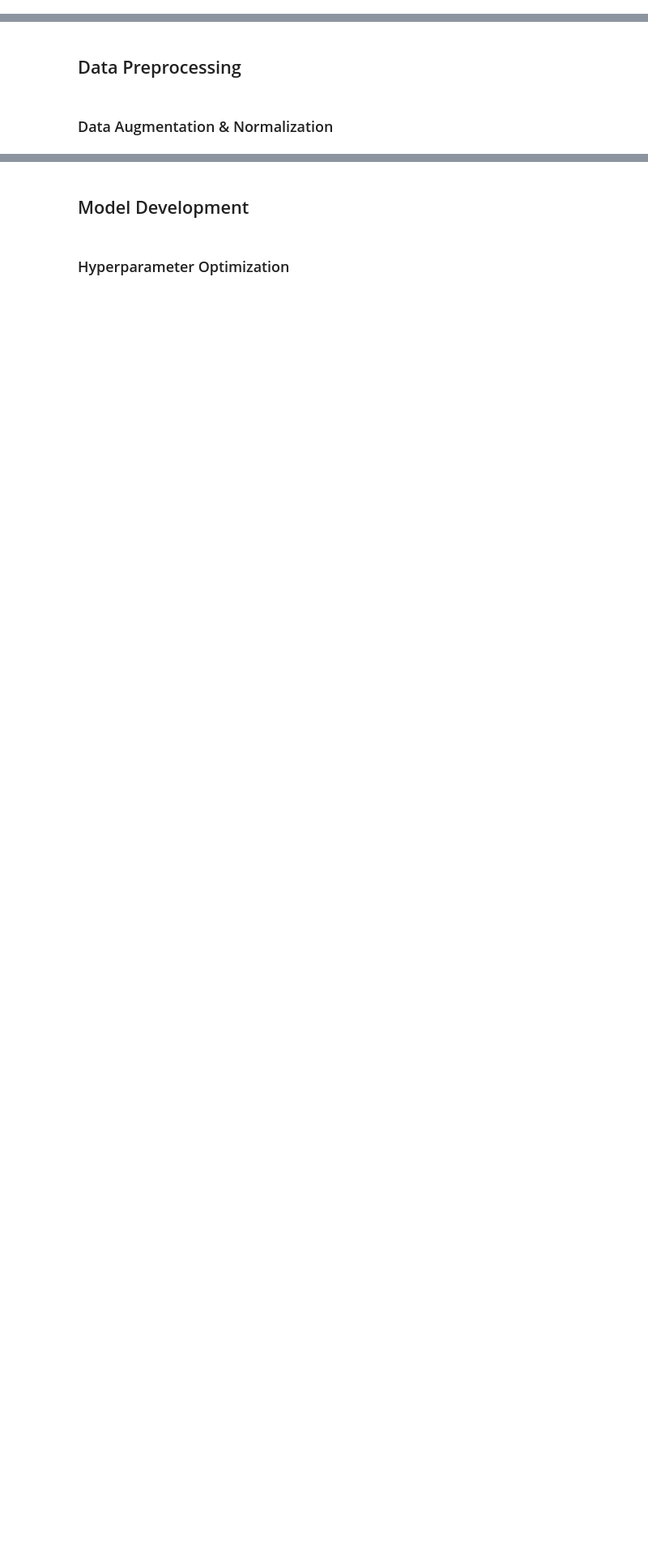
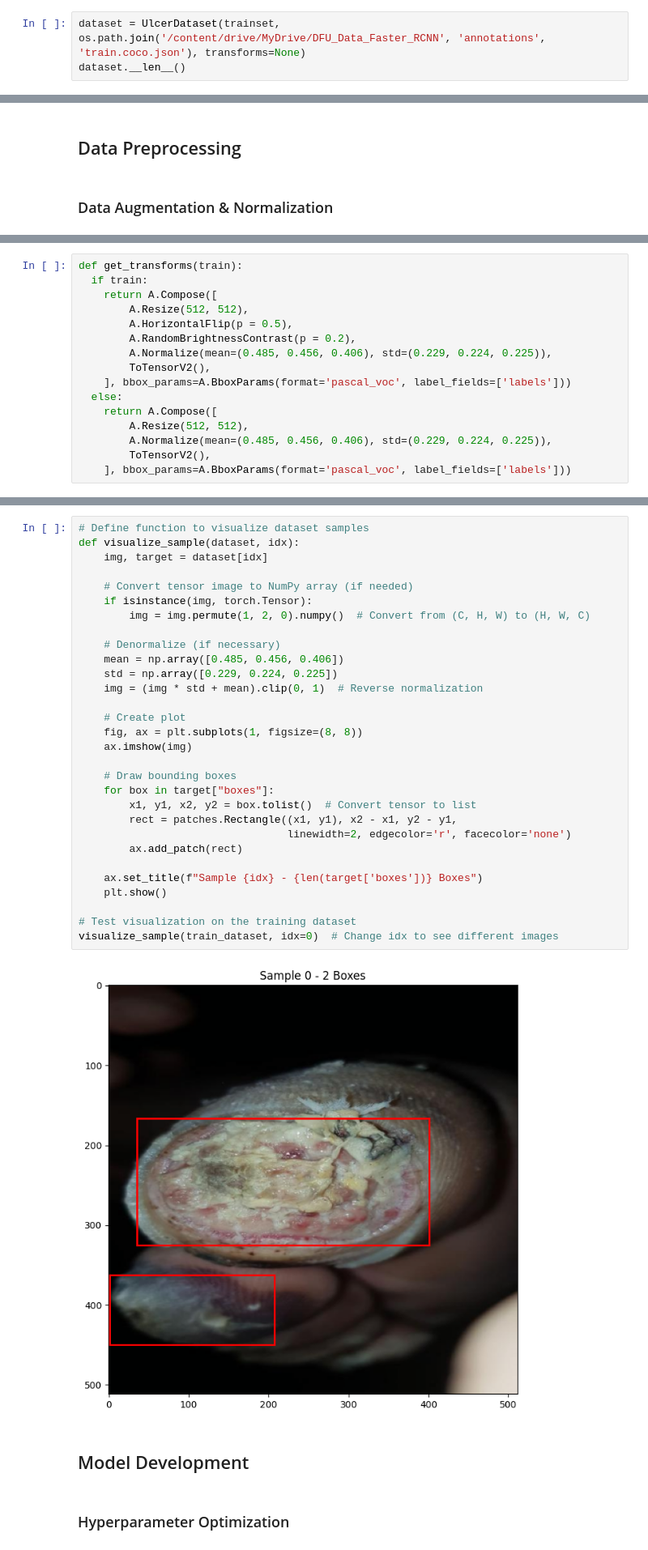
Before and after one commit to dimsparagis0210/DFU-using-Deep-Learning, a Jupyter notebook: Faster_RCNN.ipynb, the cells around one changed output, grey strips where cells are left out. Shown at 81% size. Drawn from its saved outputs; the diff is of its cells as text; blank space fills up the shorter version.

```diff
--- a/Faster_RCNN.ipynb
+++ b/Faster_RCNN.ipynb
@@ -221,0 +144,3 @@ def train_faster_rcnn(config, dataset=None):
+# %%
+dataset = UlcerDataset(trainset, os.path.join('/content/drive/MyDrive/DFU_Data_Faster_RCNN', 'annotations', 'train.coco.json'), transforms=None)
+dataset.__len__()
@@ -259,0 +157,16 @@ index created!
+# %%
+def get_transforms(train):
+  if train:
+    return A.Compose([
+        A.Resize(512, 512),
+        A.HorizontalFlip(p = 0.5),
+        A.RandomBrightnessContrast(p = 0.2),
+        A.Normalize(mean=(0.485, 0.456, 0.406), std=(0.229, 0.224, 0.225)),
+        ToTensorV2(),
+    ], bbox_params=A.BboxParams(format='pascal_voc', label_fields=['labels']))
+  else:
+    return A.Compose([
+        A.Resize(512, 512),
+        A.Normalize(mean=(0.485, 0.456, 0.406), std=(0.229, 0.224, 0.225)),
+        ToTensorV2(),
+    ], bbox_params=A.BboxParams(format='pascal_voc', label_fields=['labels']))
@@ -260,3 +217,35 @@ index created!
+# %%
+# Define function to visualize dataset samples
+def visualize_sample(dataset, idx):
+    img, target = dataset[idx]
+
+    # Convert tensor image to NumPy array (if needed)
+    if isinstance(img, torch.Tensor):
+        img = img.permute(1, 2, 0).numpy()  # Convert from (C, H, W) to (H, W, C)
+
+    # Denormalize (if necessary)
+    mean = np.array([0.485, 0.456, 0.406])
+    std = np.array([0.229, 0.224, 0.225])
+    img = (img * std + mean).clip(0, 1)  # Reverse normalization
+
+    # Create plot
+    fig, ax = plt.subplots(1, figsize=(8, 8))
+    ax.imshow(img)
+
+    # Draw bounding boxes
+    for box in target["boxes"]:
+        x1, y1, x2, y2 = box.tolist()  # Convert tensor to list
+        rect = patches.Rectangle((x1, y1), x2 - x1, y2 - y1,
+                                 linewidth=2, edgecolor='r', facecolor='none')
+        ax.add_patch(rect)
+
+    ax.set_title(f"Sample {idx} - {len(target['boxes'])} Boxes")
+    plt.show()
+
+# Test visualization on the training dataset
+visualize_sample(train_dataset, idx=0)  # Change idx to see different images
+# %% [output]
+[figure, added]
 # %% [markdown]
 ## Model Development
 # %% [markdown]
```
Also changed, not shown: parts of 17 cells of this notebook.
